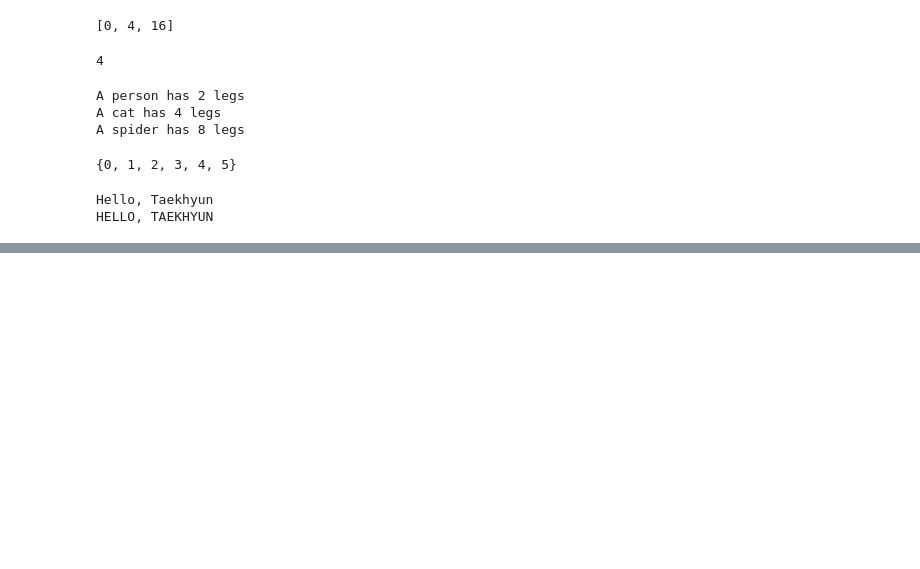
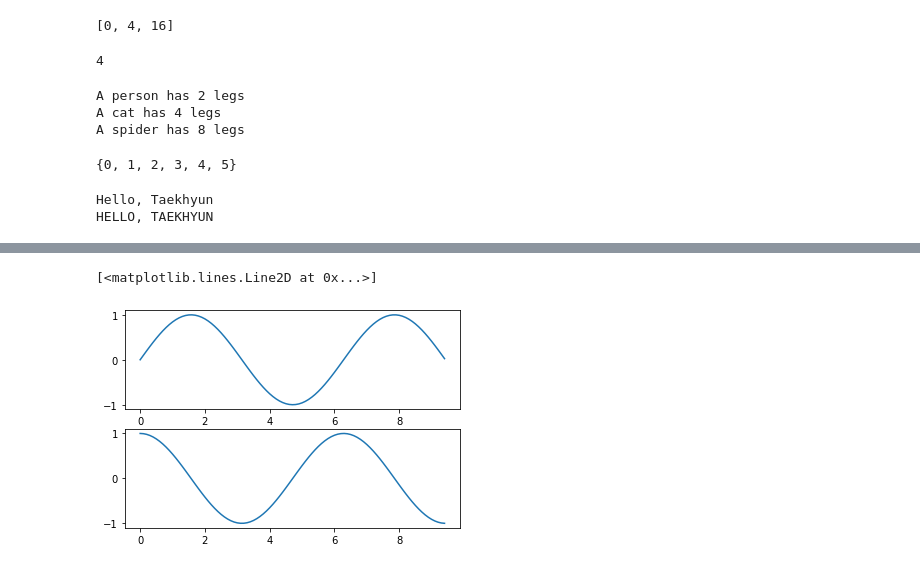
Before and after one commit to KwonTaekhyun/Python-Practice, a Jupyter notebook: Pytohn_Practice.ipynb, the cells around one changed output, grey strips where cells are left out. Drawn from its saved outputs; the diff is of its cells as text; code cells hidden in the pictures; blank space fills up the shorter version.

```diff
--- a/Pytohn_Practice.ipynb
+++ b/Pytohn_Practice.ipynb
@@ -72,0 +191,8 @@ HELLO, TAEKHYUN
+# %%
+plt.subplot(2, 1, 1)
+plt.plot(x, y_sin)
+plt.subplot(2, 1, 2)
+plt.plot(x, y_cos)
+# %% [output]
+[<matplotlib.lines.Line2D at 0x...>]
+[figure, added]
```
Also changed, not shown: parts of 12 cells of this notebook.
